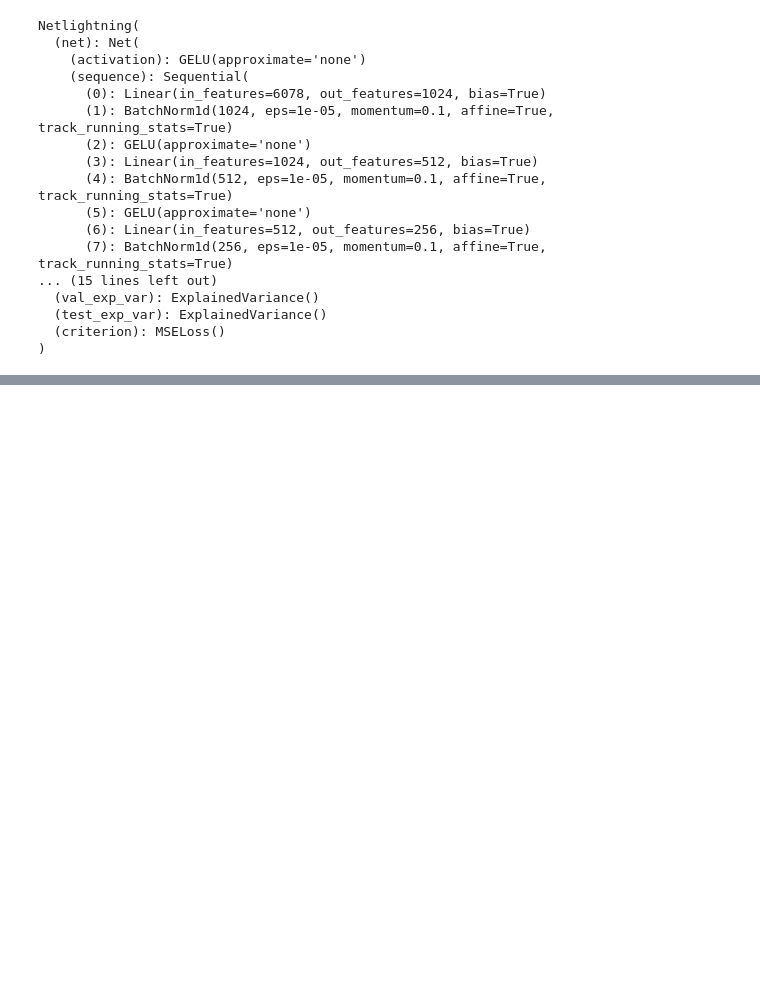
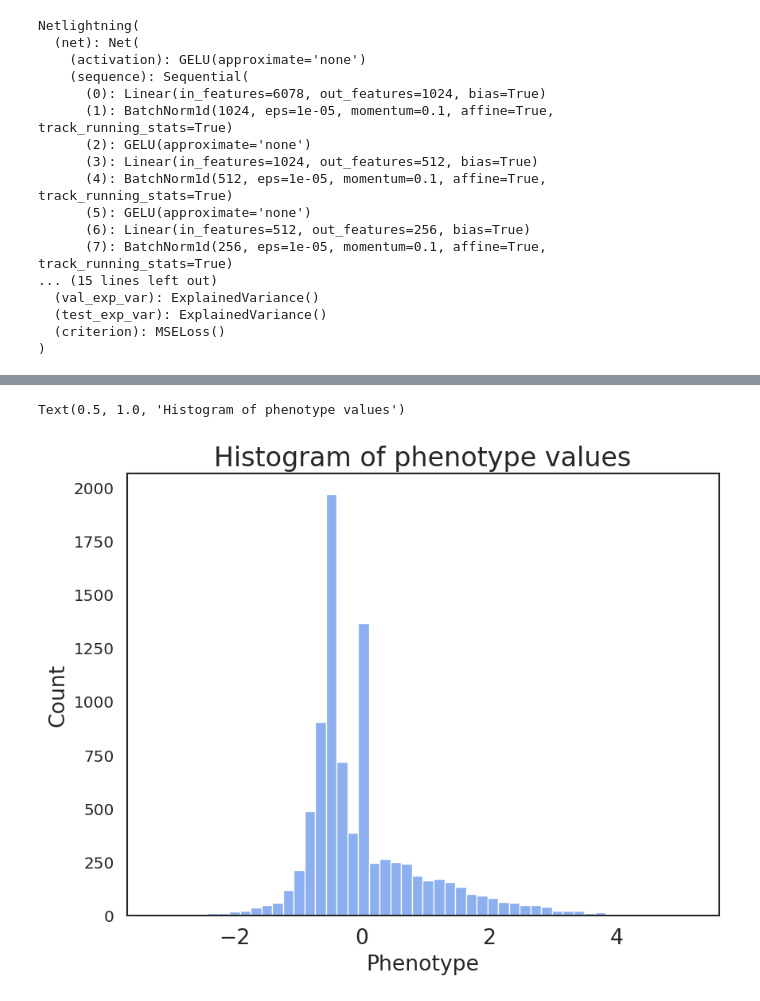
Before and after one commit to Rajeeva-IITM/yeast_growth_pred, a Jupyter notebook: eval_model.ipynb, the cells around one changed output, grey strips where cells are left out. Saved outputs shown, nothing was run; the diff lists cells and outputs as text; code cells hidden in the pictures; blank space fills up the shorter version.

```diff
--- a/eval_model.ipynb
+++ b/eval_model.ipynb
@@ -124,0 +131,6 @@ sns.scatterplot(x=test_data[test_data["Condition"] == "neomycin"]["Phenotype"],
+# %%
+sns.histplot(x = data[data["Condition"] == condition]["Phenotype"], bins=50, color="cornflowerblue")
+plt.title("Histogram of phenotype values")
+# %% [output]
+Text(0.5, 1.0, 'Histogram of phenotype values')
+[figure, added]
```
Also changed, not shown: parts of 10 cells of this notebook, 1 other file.
